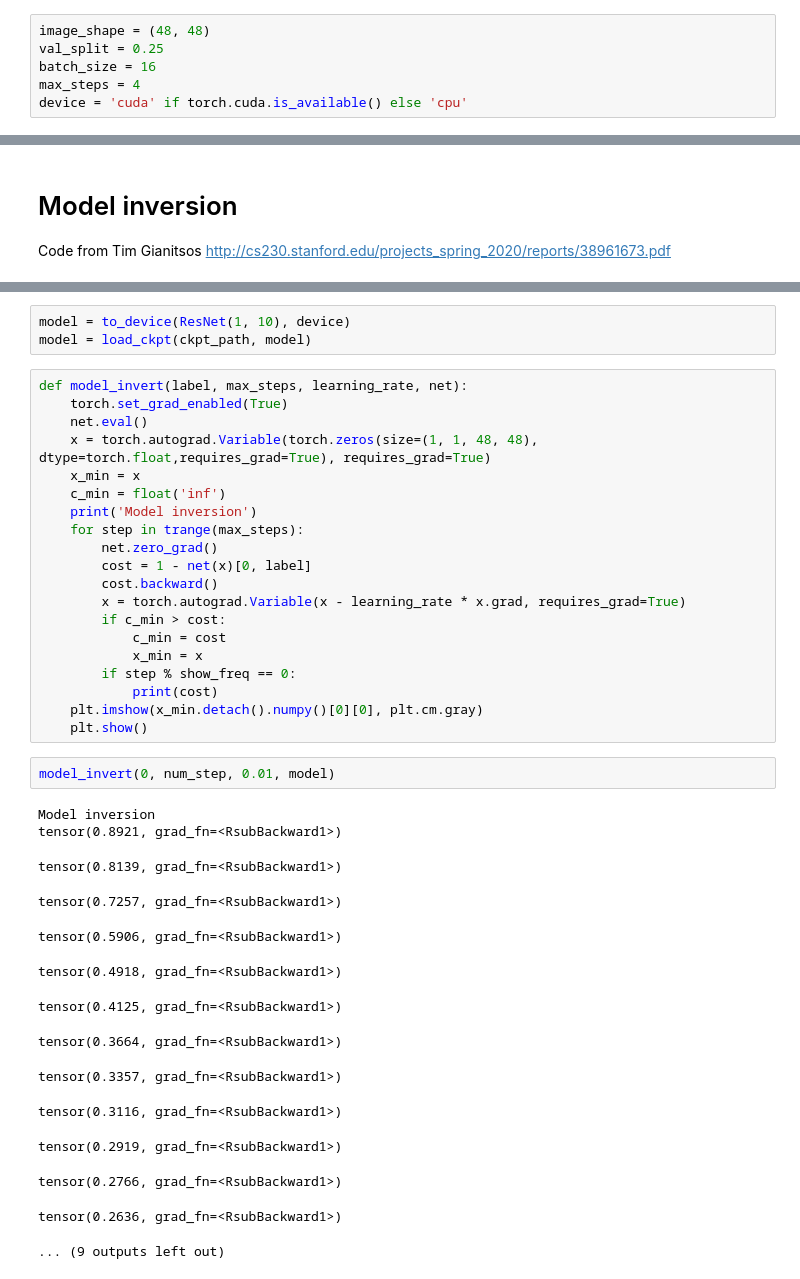
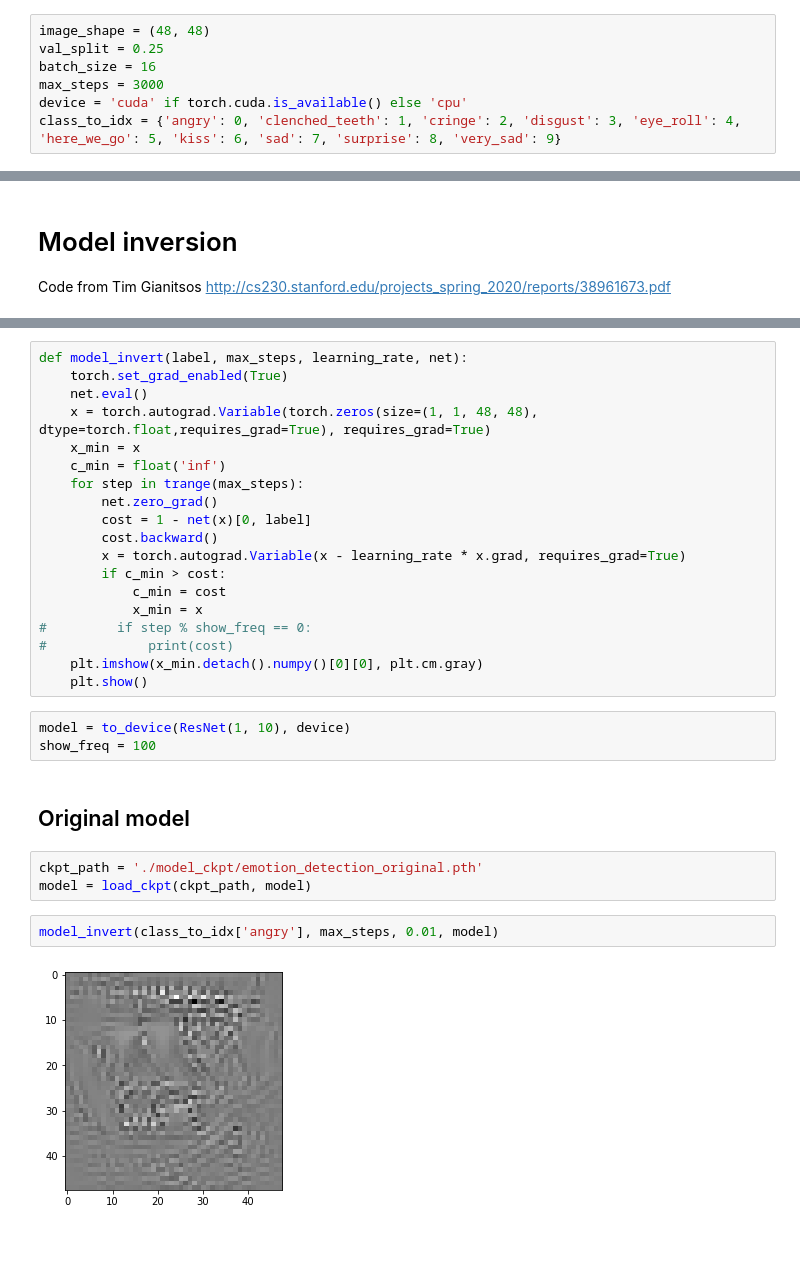
Before and after one commit to callanhoskins/emoji-gan, a Jupyter notebook: Conditional Self-Attention GAN/model_inversion.ipynb, the cells around one changed output, grey strips where cells are left out. Saved outputs shown, nothing was run; the diff lists cells and outputs as text; blank space fills up the shorter version.

Commit message:
Model inversion has correct inversions for WGAN-GP faces but not originals

```diff
--- a/Conditional Self-Attention GAN/model_inversion.ipynb
+++ b/Conditional Self-Attention GAN/model_inversion.ipynb
@@ -17,8 +17,9 @@ from utils import *
 image_shape = (48, 48)
 val_split = 0.25
 batch_size = 16
-max_steps = 4
+max_steps = 3000
 device = 'cuda' if torch.cuda.is_available() else 'cpu'
+class_to_idx = {'angry': 0, 'clenched_teeth': 1, 'cringe': 2, 'disgust': 3, 'eye_roll': 4, 'here_we_go': 5, 'kiss': 6, 'sad': 7, 'surprise': 8, 'very_sad': 9}
 # %%
 data_dir = 'generated/csawgan_gp/'
 for folder in os.listdir(data_dir):
@@ -177,6 +171,3 @@ cpu
-# %%
-model = to_device(ResNet(1, 10), device)
-model = load_ckpt(ckpt_path, model)
 # %%
 def model_invert(label, max_steps, learning_rate, net):
     torch.set_grad_enabled(True)
@@ -184,7 +175,6 @@ def model_invert(label, max_steps, learning_rate, net):
     x = torch.autograd.Variable(torch.zeros(size=(1, 1, 48, 48), dtype=torch.float,requires_grad=True), requires_grad=True)
     x_min = x
     c_min = float('inf')
-    print('Model inversion')
     for step in trange(max_steps):
         net.zero_grad()
         cost = 1 - net(x)[0, label]
@@ -193,25 +183,20 @@ def model_invert(label, max_steps, learning_rate, net):
         if c_min > cost:
             c_min = cost
             x_min = x
-        if step % show_freq == 0:
-            print(cost)
+#         if step % show_freq == 0:
+#             print(cost)
     plt.imshow(x_min.detach().numpy()[0][0], plt.cm.gray)
     plt.show()
+# %%
+model = to_device(ResNet(1, 10), device)
+show_freq = 100
+# %% [markdown]
+## Original model
+# %%
+ckpt_path = './model_ckpt/emotion_detection_original.pth'
+model = load_ckpt(ckpt_path, model)
 # %%
-model_invert(0, num_step, 0.01, model)
+model_invert(class_to_idx['angry'], max_steps, 0.01, model)
 # %% [output]
-Model inversion
-tensor(0.8921, grad_fn=<RsubBackward1>)
-tensor(0.8139, grad_fn=<RsubBackward1>)
-tensor(0.7257, grad_fn=<RsubBackward1>)
-tensor(0.5906, grad_fn=<RsubBackward1>)
-tensor(0.4918, grad_fn=<RsubBackward1>)
-tensor(0.4125, grad_fn=<RsubBackward1>)
-tensor(0.3664, grad_fn=<RsubBackward1>)
-tensor(0.3357, grad_fn=<RsubBackward1>)
-tensor(0.3116, grad_fn=<RsubBackward1>)
-tensor(0.2919, grad_fn=<RsubBackward1>)
-tensor(0.2766, grad_fn=<RsubBackward1>)
-tensor(0.2636, grad_fn=<RsubBackward1>)
-... (9 outputs left out)
+[figure, added]
 # %%
```
Also changed, not shown: parts of 22 cells of this notebook.
